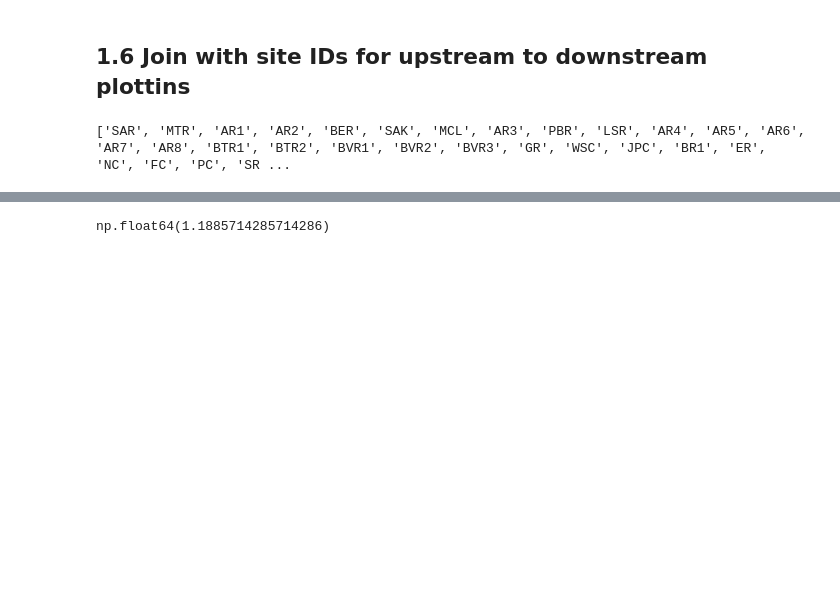
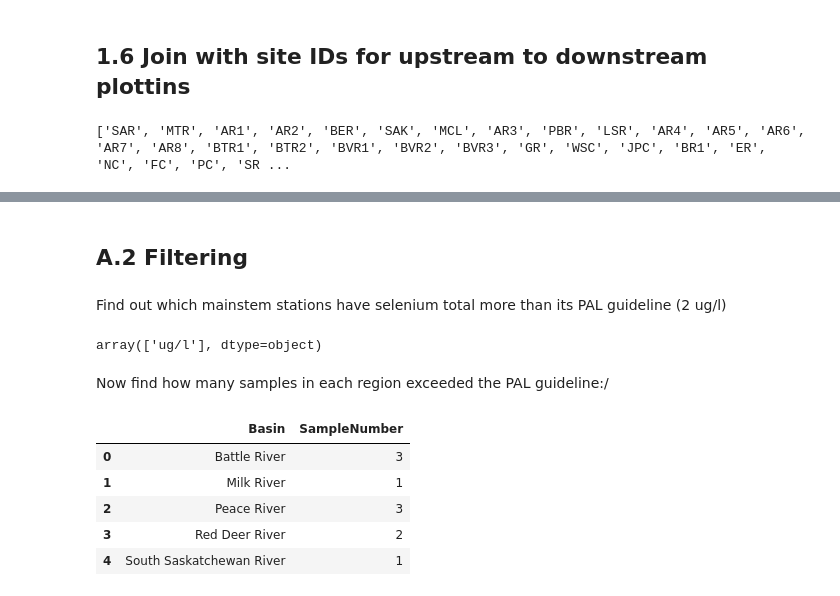
Before and after one commit to mjdzr/AB-WQ, a Jupyter notebook: notebooks/data_cleaning.ipynb, the cells around one changed output, grey strips where cells are left out. Drawn from its saved outputs; the diff is of its cells as text; code cells hidden in the pictures; blank space fills up the shorter version.

```diff
--- a/notebooks/data_cleaning.ipynb
+++ b/notebooks/data_cleaning.ipynb
@@ -246,6 +231,29 @@ memory usage: 27.4+ MB
-# %%
-# Checking a random value
-data[(data['Station'] == 'Sunwapta River, At Wsc Gauge 0.1 Km D/S Of Sunwapta Lake') &
-                (data['VariableName'] == 'Boron Total Recoverable')]['MeasurementValue'].mean()
-# %% [output]
-np.float64(1.1885714285714286)
+# %% [markdown]
+## A.2 Filtering
+# %% [markdown]
+Find out which mainstem stations have selenium total more than its PAL guideline (2 ug/l)
+# %%
+selenium_exceedances = data[
+    (data['VariableName'] == 'Selenium Total Recoverable') &
+    (data['MeasurementValue'] > 2) &
+    (~ data['Censored']) &
+    (data['SITE_TYPE2'] == 'MS')
+]
+
+# Double check the unit
+selenium_exceedances['UnitCode'].unique()
+selenium_exceedances
+# %% [output]
+array(['ug/l'], dtype=object)
+# %% [markdown]
+Now find how many samples in each region exceeded the PAL guideline:/
+# %%
+# group selenium_exceedances by Region and paste unique values of Station for each Region
+selenium_exceedances.groupby(['Basin'])['SampleNumber'].nunique().reset_index()
+# %% [output]
+|  | Basin | SampleNumber |
+| 0 | Battle River | 3 |
+| 1 | Milk River | 1 |
+| 2 | Peace River | 3 |
+| 3 | Red Deer River | 2 |
+| 4 | South Saskatchewan River | 1 |
```
Also changed, not shown: parts of 9 cells of this notebook.
